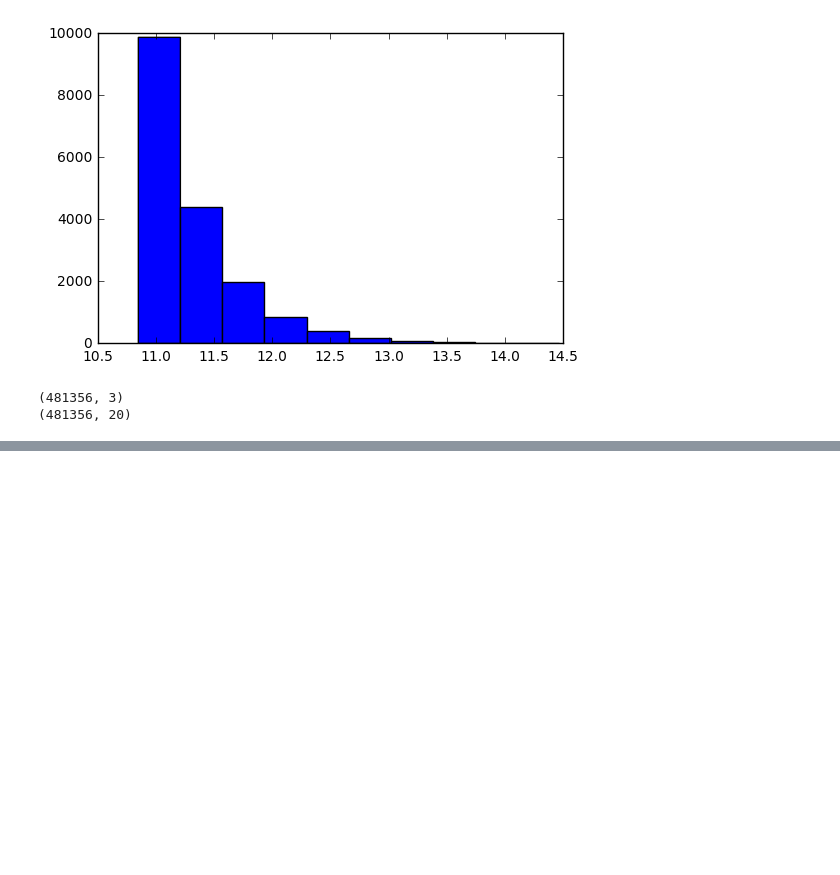
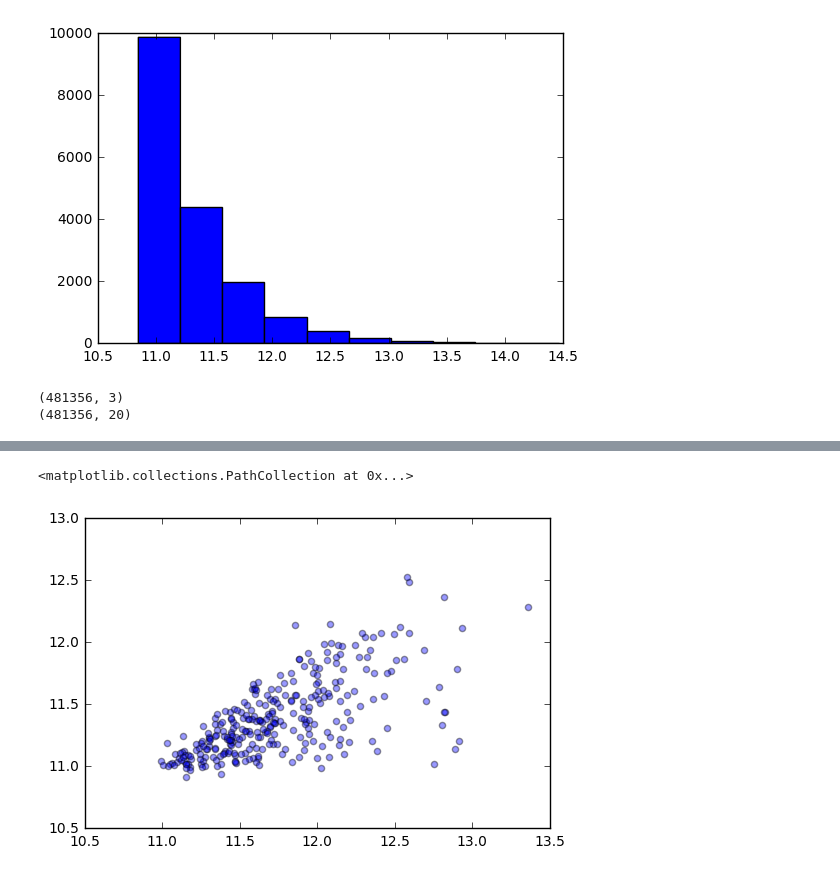
Before and after one commit to astroandes/IllustrisLG, a Jupyter notebook: code/SampleLG.ipynb, the cells around one changed output, grey strips where cells are left out. Drawn from its saved outputs; the diff is of its cells as text; code cells hidden in the pictures; blank space fills up the shorter version.

```diff
--- a/code/SampleLG.ipynb
+++ b/code/SampleLG.ipynb
@@ -278,0 +286,5 @@ a = plt.hist(log10(halo_M_crit200[halo_A_id]*1E10/hubble + halo_M_crit200[halo_B
+# %%
+plt.scatter(log10(halo_M_crit200[halo_A_id]*1E10/hubble), log10(halo_M_crit200[halo_B_id]*1E10/hubble), alpha=0.4)
+# %% [output]
+<matplotlib.collections.PathCollection at 0x...>
+[figure, added]
```
Also changed, not shown: parts of 10 cells of this notebook.
